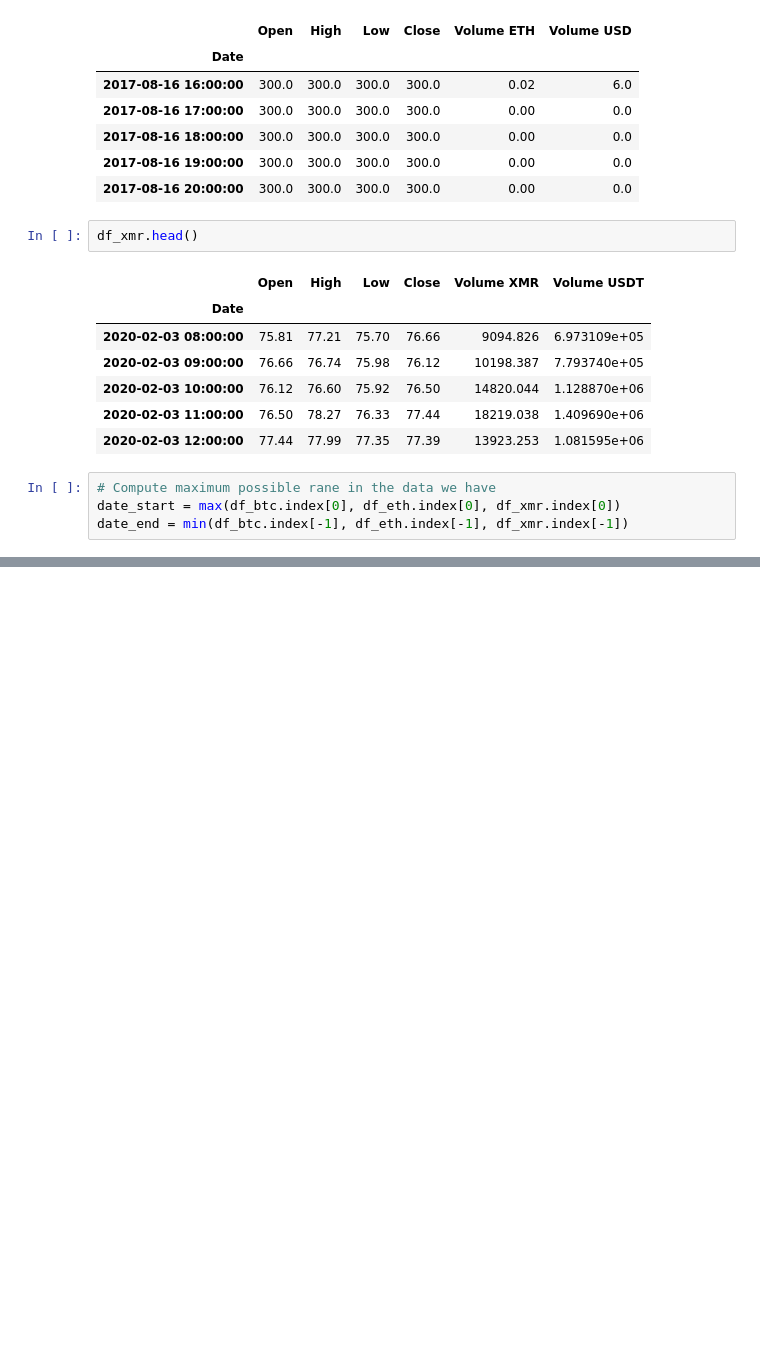
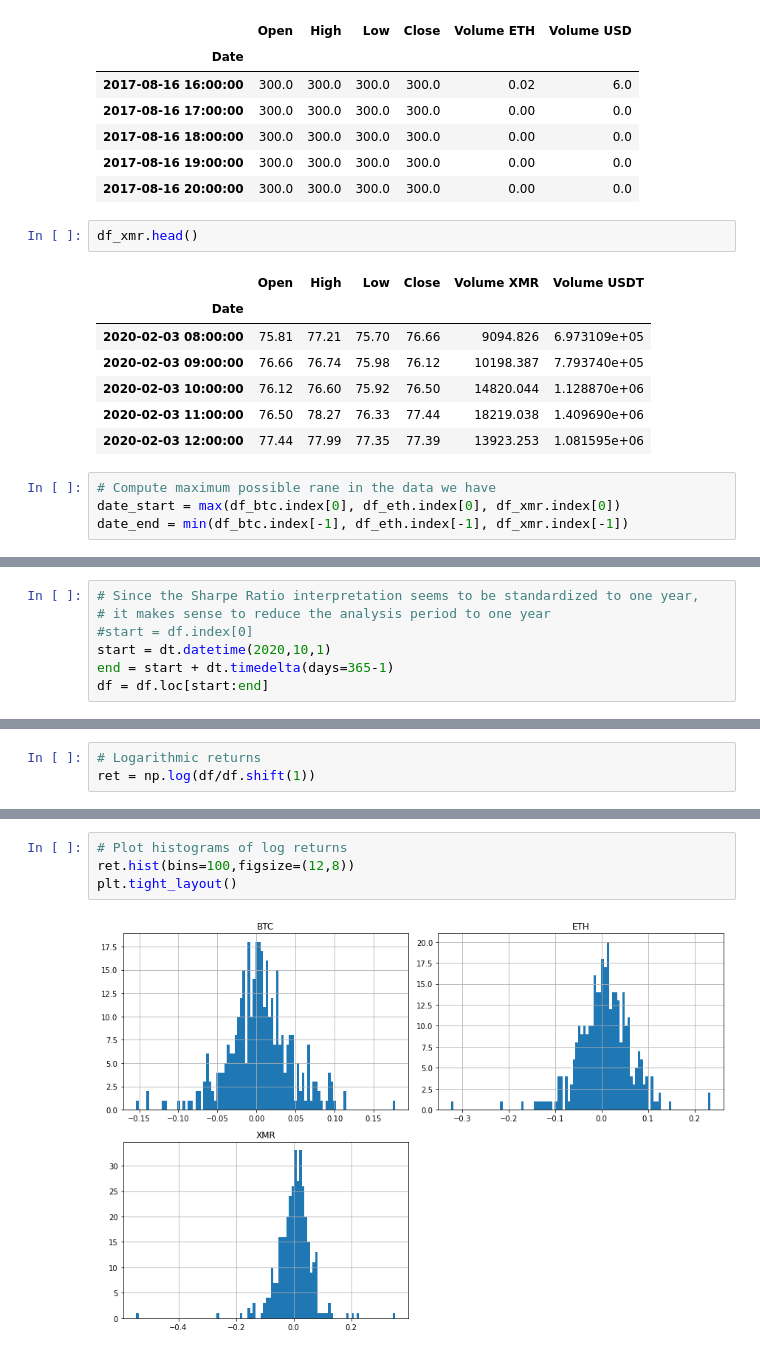
Before and after one commit to mxagar/crypto_analysis, a Jupyter notebook: 02_PortfolioAnalysis.ipynb, the cells around one changed output, grey strips where cells are left out. Saved outputs shown, nothing was run; the diff lists cells and outputs as text; blank space fills up the shorter version.

```diff
--- a/02_PortfolioAnalysis.ipynb
+++ b/02_PortfolioAnalysis.ipynb
@@ -106,0 +134,7 @@ k = df.shape[0]
+# %%
+# Since the Sharpe Ratio interpretation seems to be standardized to one year,
+# it makes sense to reduce the analysis period to one year
+#start = df.index[0]
+start = dt.datetime(2020,10,1)
+end = start + dt.timedelta(days=365-1)
+df = df.loc[start:end]
@@ -106,0 +153,3 @@ k = df.shape[0]
+# %%
+# Logarithmic returns
+ret = np.log(df/df.shift(1))
@@ -106,0 +163,6 @@ k = df.shape[0]
+# %%
+# Plot histograms of log returns
+ret.hist(bins=100,figsize=(12,8))
+plt.tight_layout()
+# %% [output]
+[figure, added]
```
Also changed, not shown: parts of 23 cells of this notebook, 1 other file.
